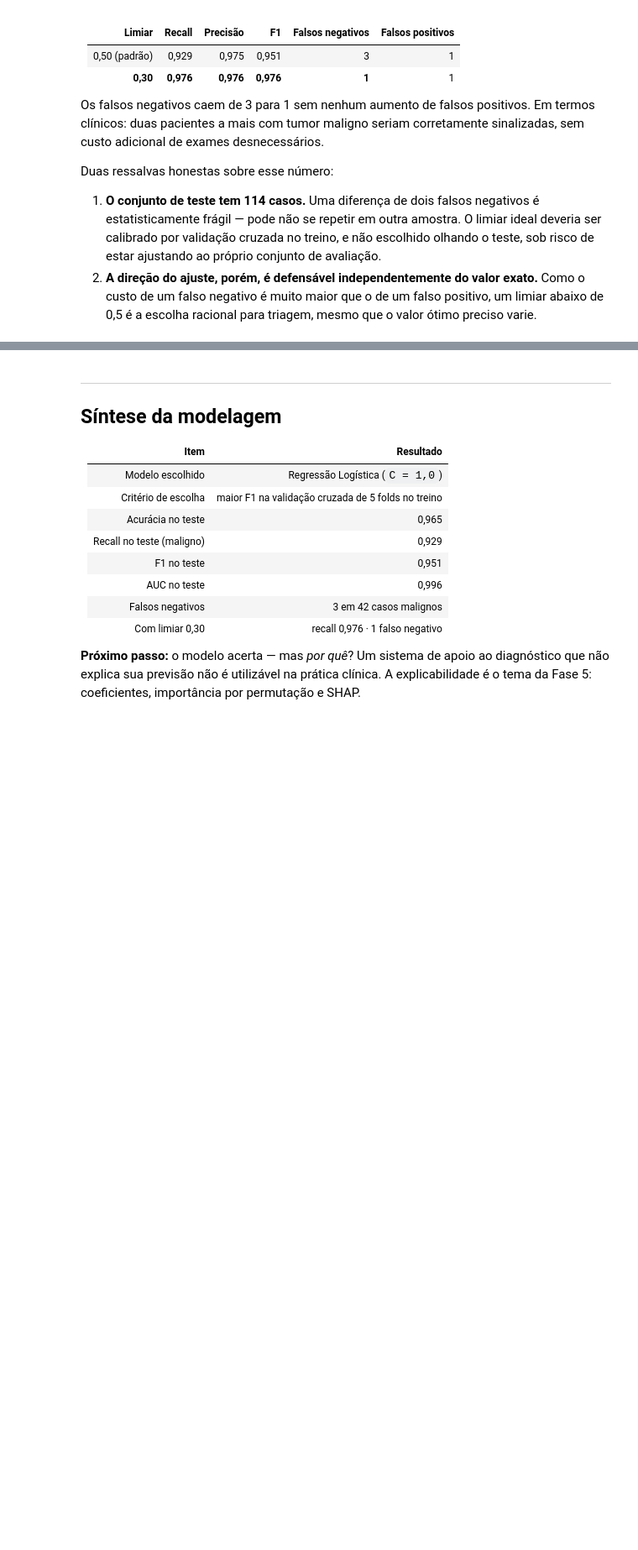
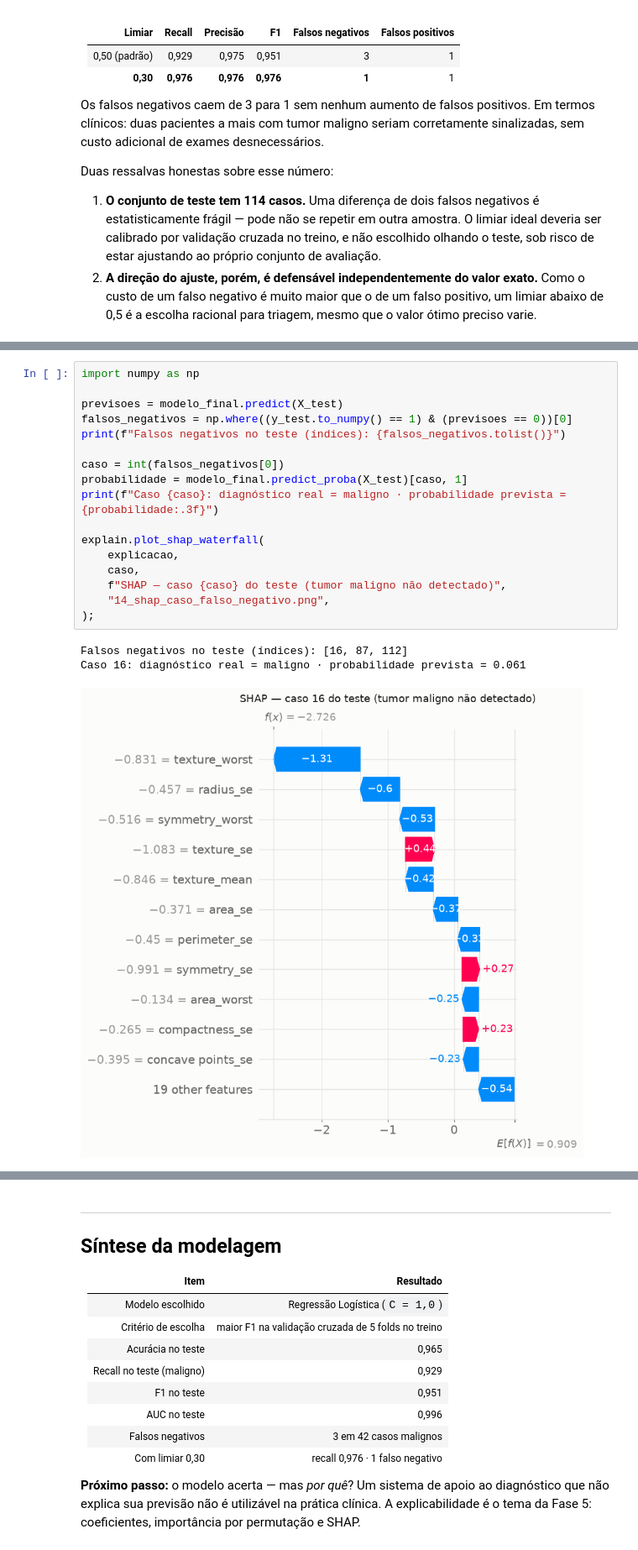
Before and after one commit to gustavofks/ML-breast-cancer, a Jupyter notebook: notebooks/02_modeling_evaluation.ipynb, the cells around one changed output, grey strips where cells are left out. Shown at 84% size. Drawn from its saved outputs; the diff is of its cells as text; blank space fills up the shorter version.

```diff
--- a/notebooks/02_modeling_evaluation.ipynb
+++ b/notebooks/02_modeling_evaluation.ipynb
@@ -217,0 +328,21 @@ Duas ressalvas honestas sobre esse número:
+# %%
+import numpy as np
+
+previsoes = modelo_final.predict(X_test)
+falsos_negativos = np.where((y_test.to_numpy() == 1) & (previsoes == 0))[0]
+print(f"Falsos negativos no teste (índices): {falsos_negativos.tolist()}")
+
+caso = int(falsos_negativos[0])
+probabilidade = modelo_final.predict_proba(X_test)[caso, 1]
+print(f"Caso {caso}: diagnóstico real = maligno · probabilidade prevista = {probabilidade:.3f}")
+
+explain.plot_shap_waterfall(
+    explicacao,
+    caso,
+    f"SHAP — caso {caso} do teste (tumor maligno não detectado)",
+    "14_shap_caso_falso_negativo.png",
+);
+# %% [output]
+Falsos negativos no teste (índices): [16, 87, 112]
+Caso 16: diagnóstico real = maligno · probabilidade prevista = 0.061
+[figure, added]
```
Also changed, not shown: parts of 8 cells of this notebook, 9 other files.
